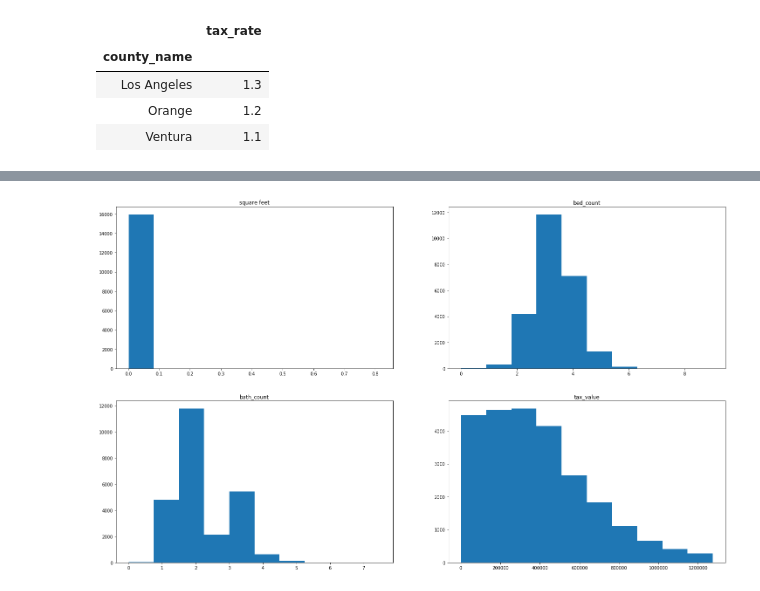
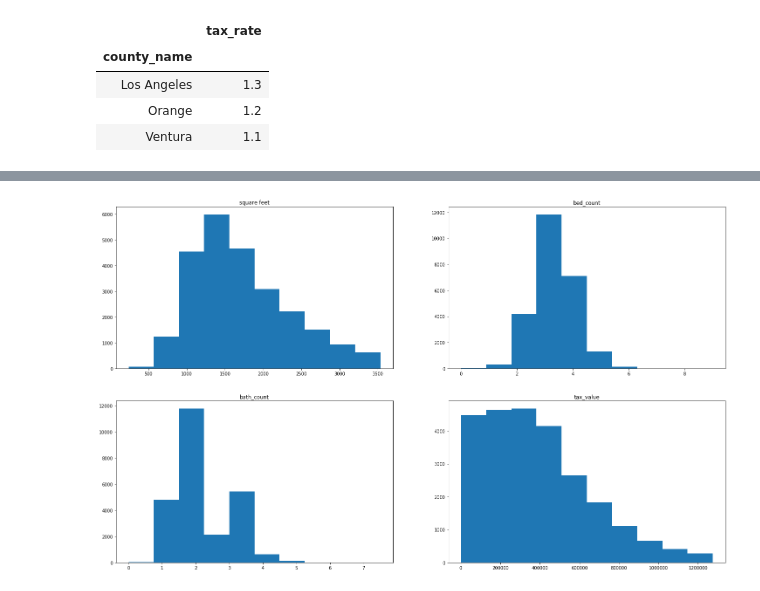
Before and after one commit to QuantumKane/zillow_regression_project, a Jupyter notebook: zillow_explore.ipynb, the cells around one changed output, grey strips where cells are left out. Cells and saved outputs as stored; diff of their text form; code cells hidden in the pictures.

```diff
--- a/zillow_explore.ipynb
+++ b/zillow_explore.ipynb
@@ -229,26 +252,26 @@ df[['square_feet', 'appraisal_value']].describe()
 # %%
 # Construct a figure with subplots of histograms of features
 
 # Sets size, can adjust
 plt.subplots(figsize=(25, 15))
 
 plt.subplot(2,2,1);
-line1 = plt.hist(los_angeles_tax_dist)
+line1 = plt.hist(df.square_feet)
 plt.title('square feet');
 
 plt.subplot(2,2,2);
 line2 = plt.hist(df.bedrooms);
 plt.title('bed_count');
 
 plt.subplot(2,2,3);
 line3 = plt.hist(df.bathrooms);
 plt.title('bath_count');
 
 plt.subplot(2,2,4);
 line3 = plt.hist(df.appraisal_value);
 plt.title('tax_value');
 # %% [output]
-[figure, old version]
+[figure, new version]
 # %%
 # Split the data into train, validate, and test and then confirm the shape of the split sets
 
```
Also changed, not shown: parts of 26 cells of this notebook.
